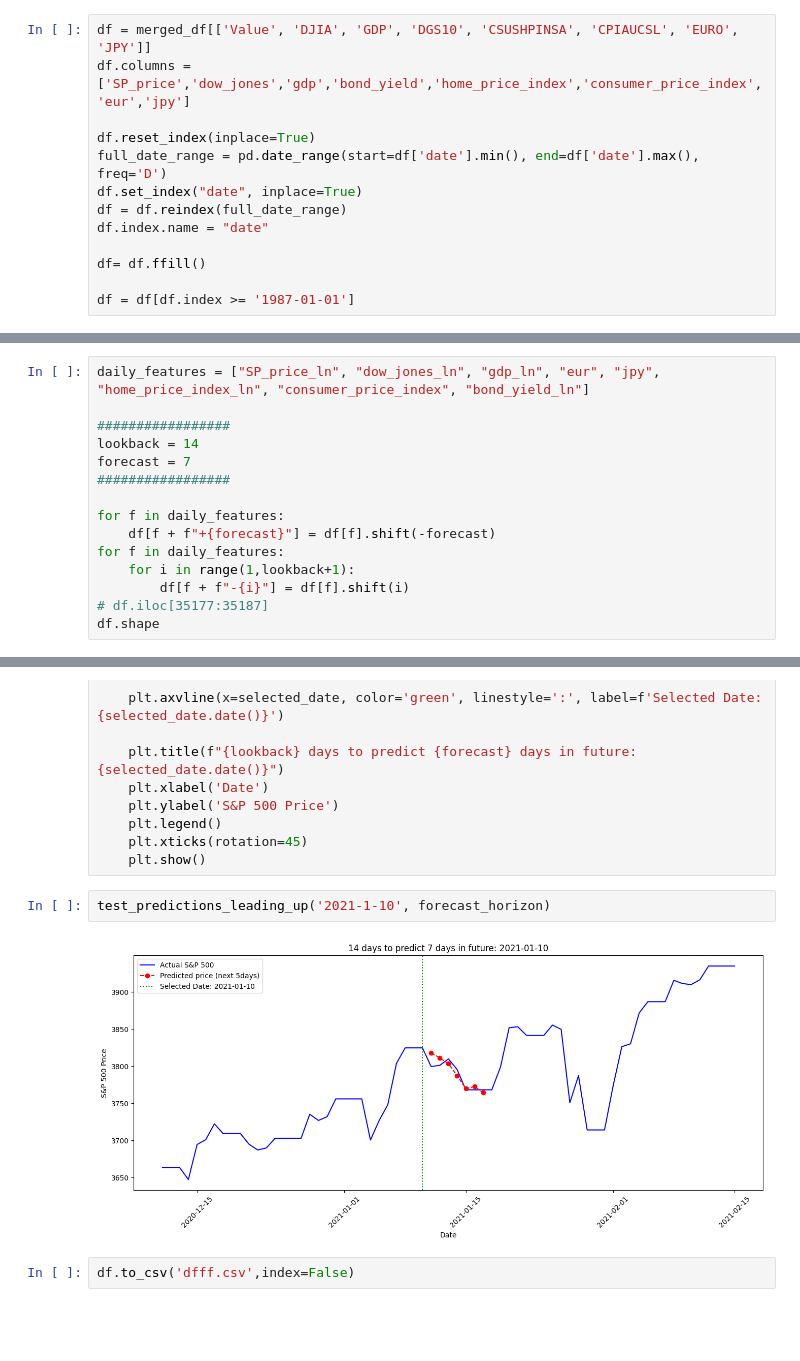
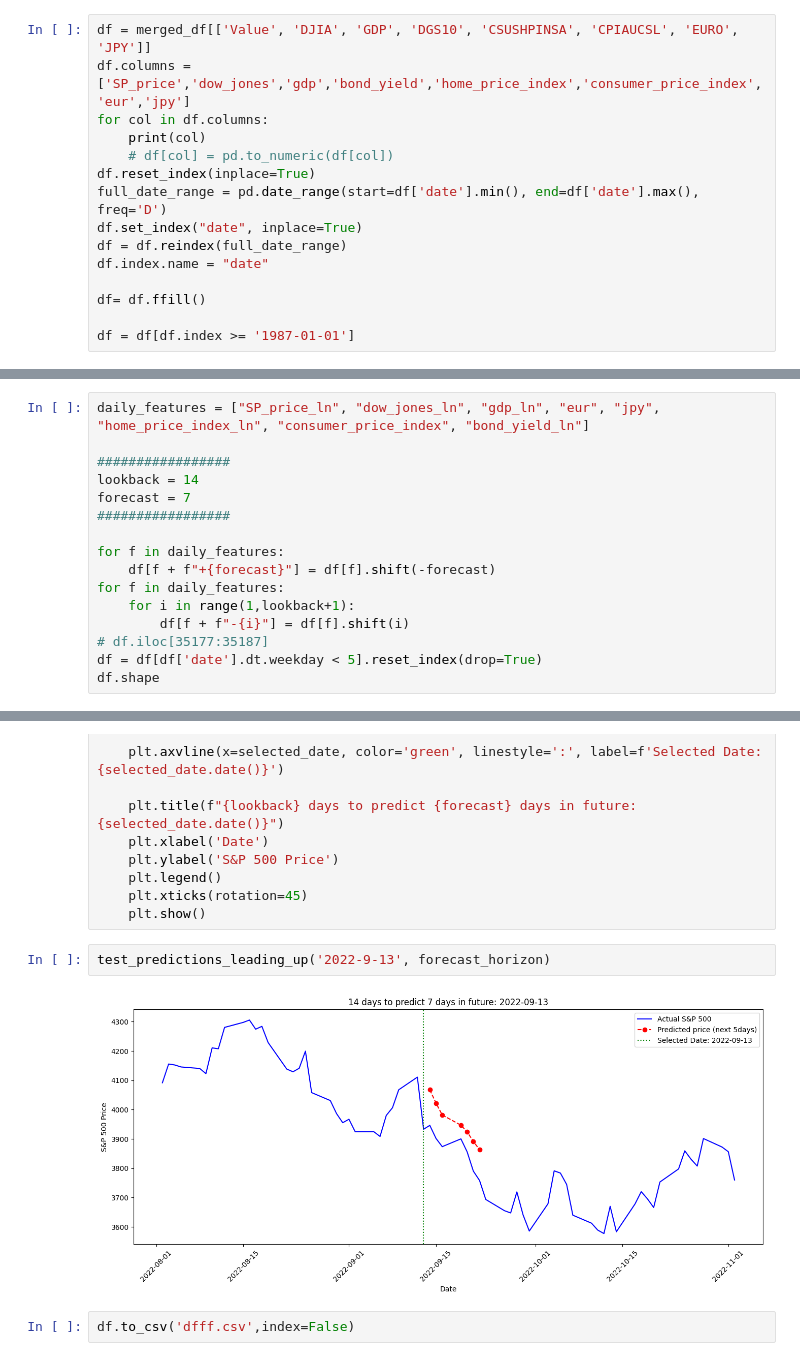
Before and after one commit to cocorowachi/CSC2621_SandP_Prediction, a Jupyter notebook: Data Process.ipynb, the cells around one changed output, grey strips where cells are left out. Saved outputs shown, nothing was run; the diff lists cells and outputs as text; blank space fills up the shorter version.

```diff
--- a/Data Process.ipynb
+++ b/Data Process.ipynb
@@ -41,7 +41,9 @@ merged_df = pd.concat(dfs, axis=1)
 # %%
 df = merged_df[['Value', 'DJIA', 'GDP', 'DGS10', 'CSUSHPINSA', 'CPIAUCSL', 'EURO', 'JPY']]
 df.columns = ['SP_price','dow_jones','gdp','bond_yield','home_price_index','consumer_price_index','eur','jpy']
-
+for col in df.columns:
+    print(col)
+    # df[col] = pd.to_numeric(df[col])
 df.reset_index(inplace=True)
 full_date_range = pd.date_range(start=df['date'].min(), end=df['date'].max(), freq='D')
 df.set_index("date", inplace=True)
@@ -142,5 +188,6 @@ for f in daily_features:
     for i in range(1,lookback+1):
         df[f + f"-{i}"] = df[f].shift(i)
 # df.iloc[35177:35187]
+df = df[df['date'].dt.weekday < 5].reset_index(drop=True)
 df.shape
 # %% [output]
@@ -470,8 +518,8 @@ def test_predictions_leading_up(selected_date, forecast_=5, window=30):
     plt.xticks(rotation=45)
     plt.show()
 # %%
-test_predictions_leading_up('2021-1-10', forecast_horizon)
+test_predictions_leading_up('2022-9-13', forecast_horizon)
 # %% [output]
-[figure, old version]
+[figure, new version]
 # %%
 df.to_csv('dfff.csv',index=False)
```
Also changed, not shown: parts of 10 cells of this notebook, 2 other files.
